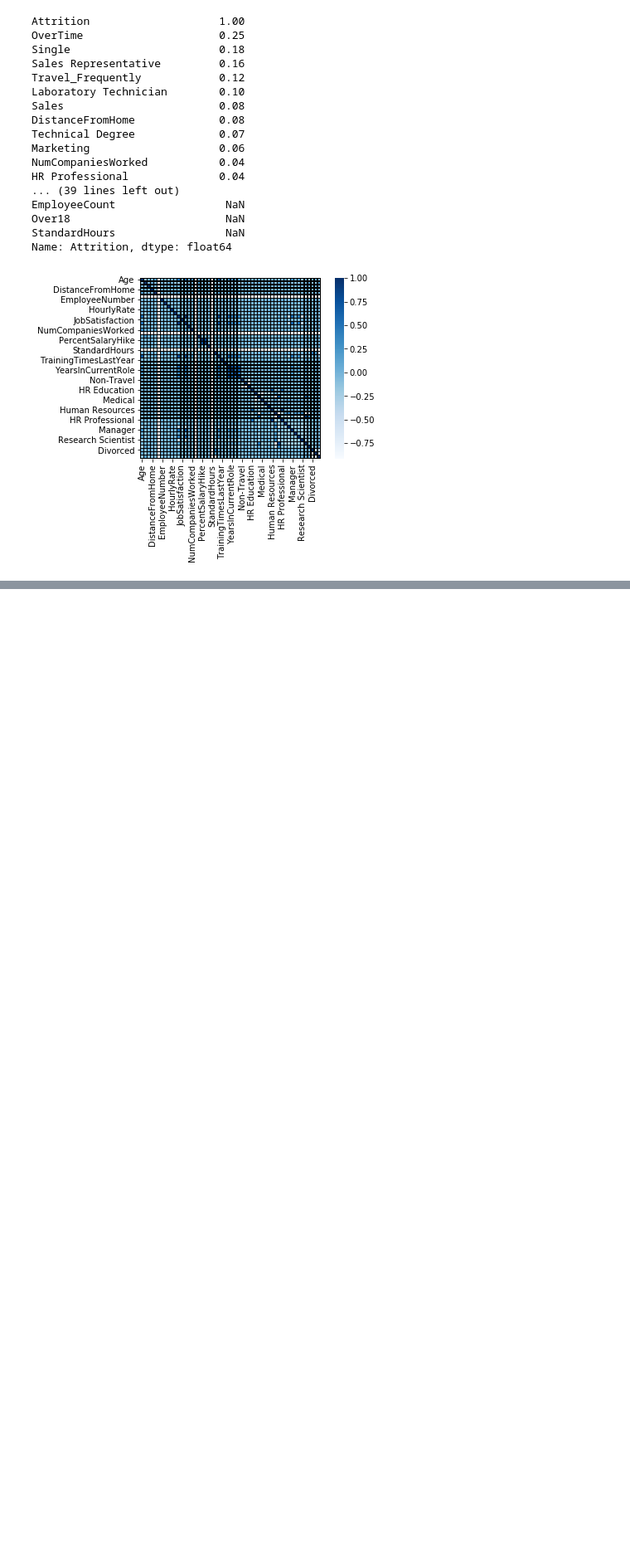
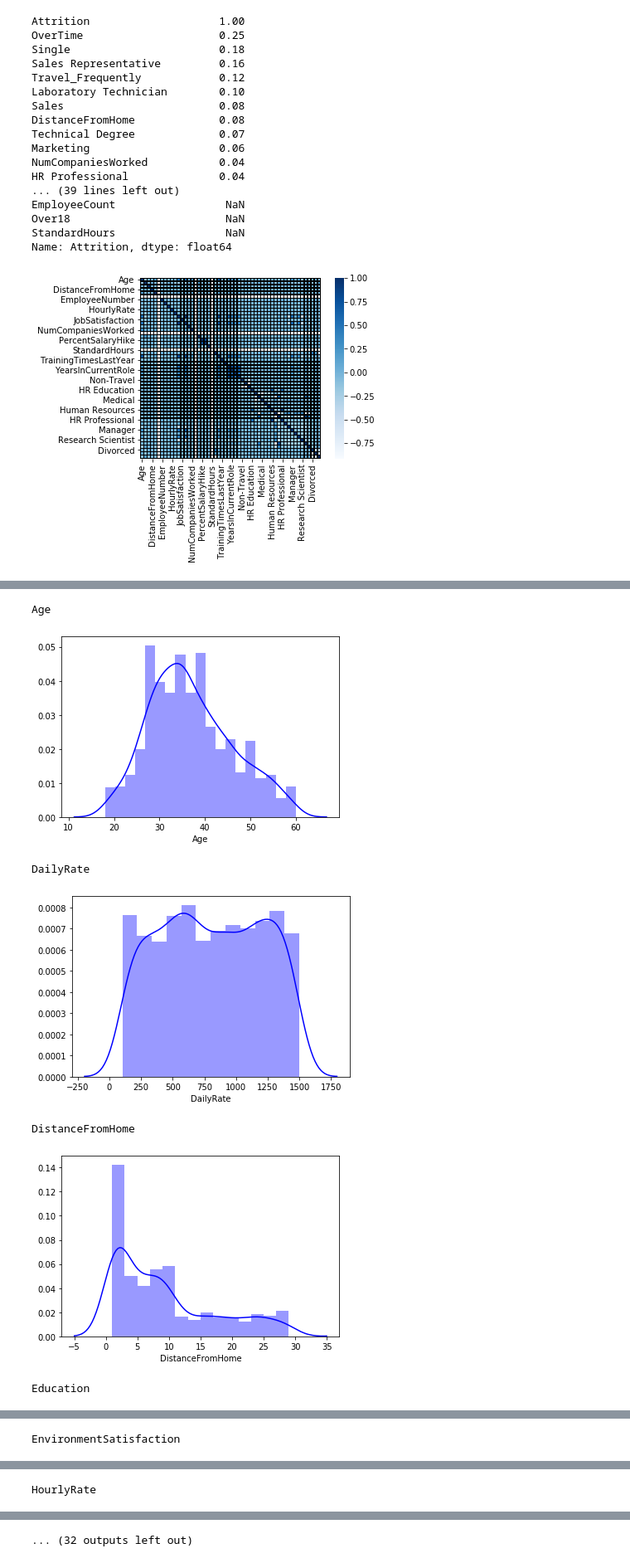
Before and after one commit to isidorachavez/IBM-HR-Case-Exploration, a Jupyter notebook: IBM Attrition Exploration.ipynb, the cells around one changed output, grey strips where cells are left out. Shown at 83% size. Saved outputs shown, nothing was run; the diff lists cells and outputs as text; code cells hidden in the pictures; blank space fills up the shorter version.

```diff
--- a/IBM Attrition Exploration.ipynb
+++ b/IBM Attrition Exploration.ipynb
@@ -327,0 +186,42 @@ plt.show()
+# %%
+#Keeping relevant columns
+
+col = ['Age',
+ 'DailyRate',
+ 'DistanceFromHome',
+ 'Education',
+ 'EnvironmentSatisfaction',
+ 'HourlyRate',
+ 'JobInvolvement',
+ 'JobLevel',
+ 'JobSatisfaction',
+ 'MonthlyIncome',
+ 'MonthlyRate',
+ 'NumCompaniesWorked',
+ 'PercentSalaryHike',
+ 'RelationshipSatisfaction',
+ 'StockOptionLevel',
+ 'TotalWorkingYears',
+ 'TrainingTimesLastYear',
+ 'WorkLifeBalance',
+ 'YearsAtCompany',
+ 'YearsInCurrentRole',
+ 'YearsSinceLastPromotion',
+ 'YearsWithCurrManager']
+
+#Looping for graph
+for i in col[:]:
+    print(i)
+    plt.figure()
+    sns.distplot(ibm[i],
+             bins  = 'fd',
+             color = 'blue')
+    plt.show()
+# %% [output]
+Age
+[figure, added]
+DailyRate
+[figure, added]
+DistanceFromHome
+[figure, added]
+Education
@@ -327,0 +229 @@ plt.show()
+EnvironmentSatisfaction
@@ -327,0 +231 @@ plt.show()
+HourlyRate
@@ -327,0 +233 @@ plt.show()
+... (32 outputs left out)
```
Also changed, not shown: parts of 5 cells of this notebook.
